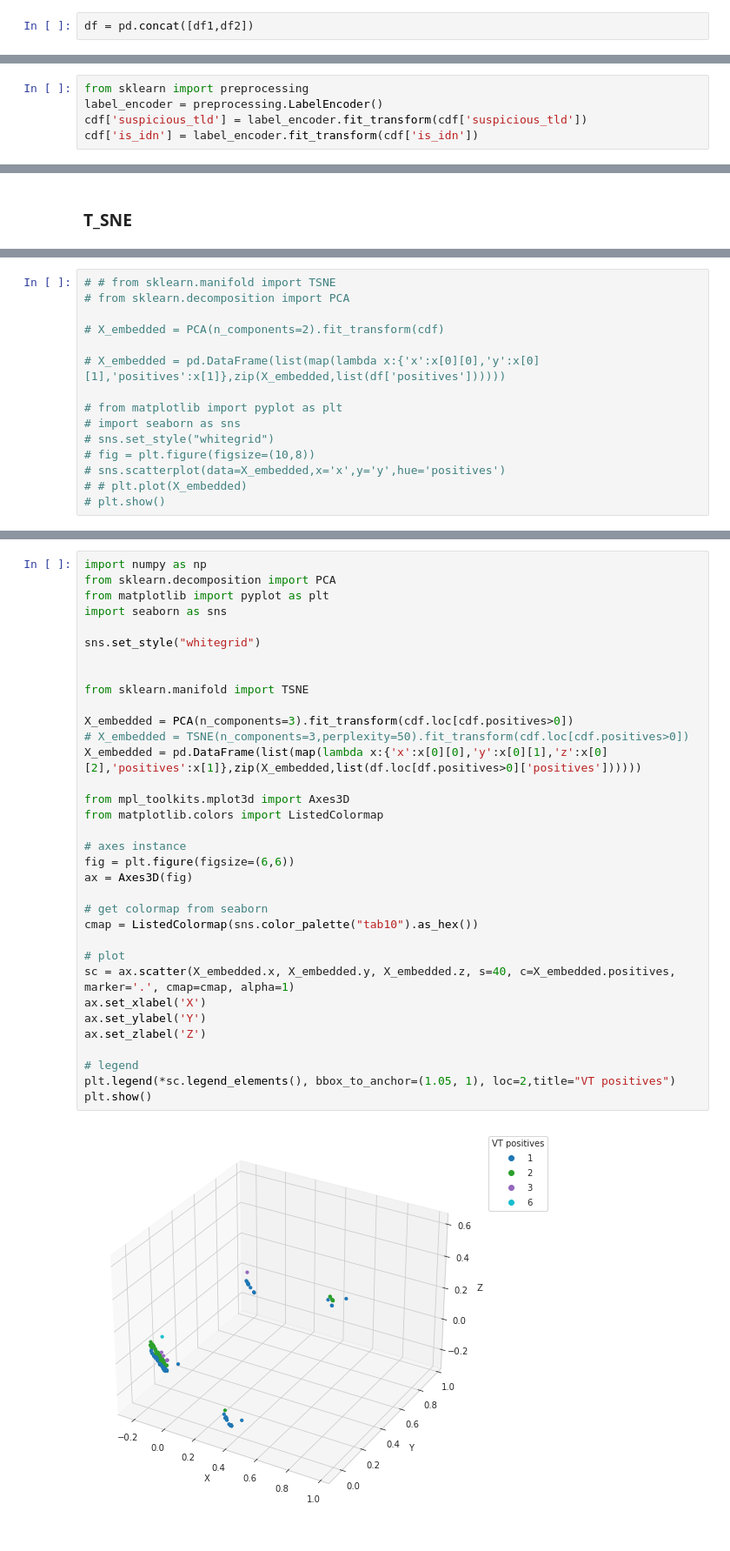
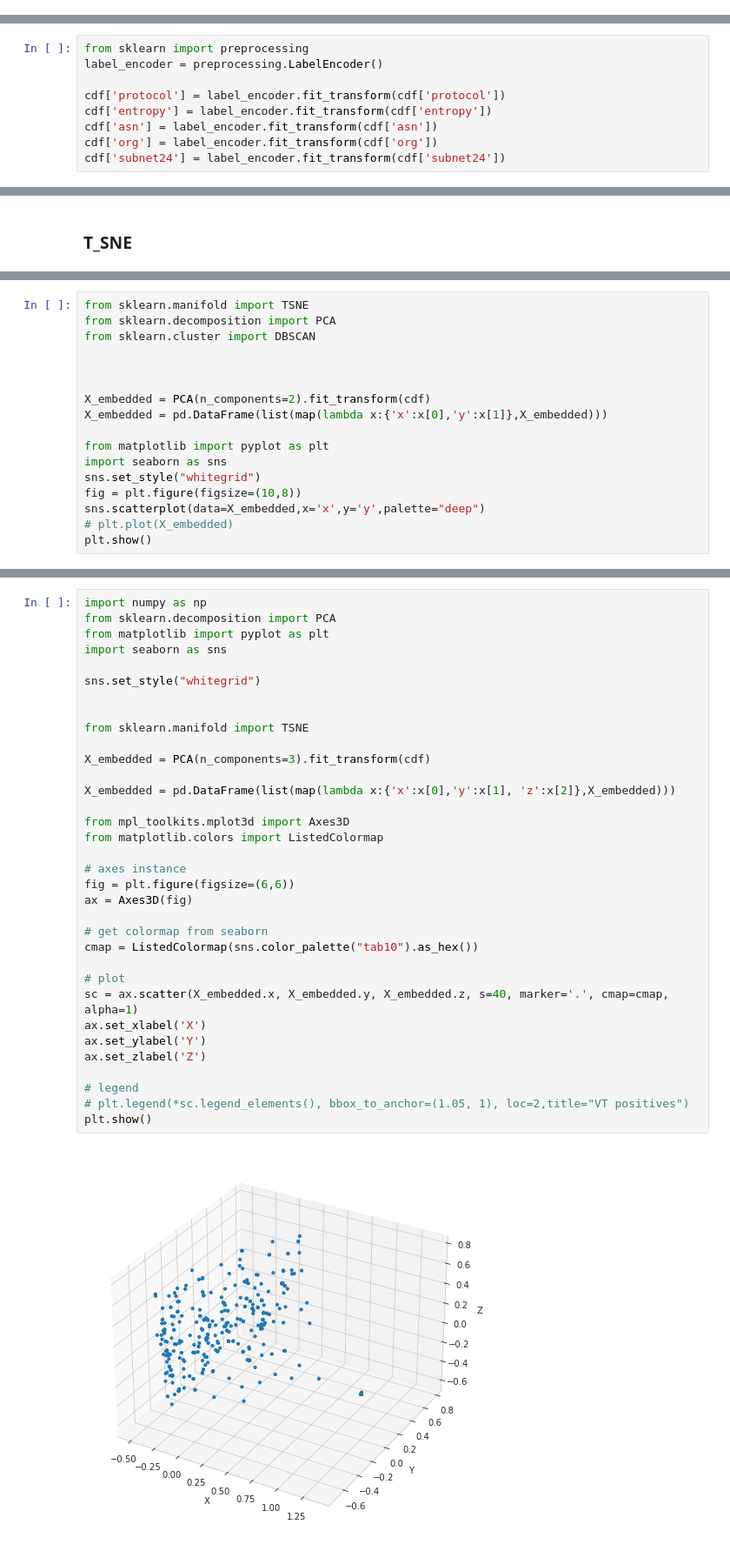
Before and after one commit to qcri/Vaccine_Disinfo, a Jupyter notebook: notebooks/Clustering ALL.ipynb, the cells around one changed output, grey strips where cells are left out. Shown at 87% size. Saved outputs shown, nothing was run; the diff lists cells and outputs as text.

```diff
--- a/notebooks/Clustering ALL.ipynb
+++ b/notebooks/Clustering ALL.ipynb
@@ -21,2 +11,0 @@ df2.shape
-# %%
-df = pd.concat([df1,df2])
@@ -83,8 +72,12 @@ dtype: object
 # %%
 from sklearn import preprocessing
 label_encoder = preprocessing.LabelEncoder()
-cdf['suspicious_tld'] = label_encoder.fit_transform(cdf['suspicious_tld'])
-cdf['is_idn'] = label_encoder.fit_transform(cdf['is_idn'])
+
+cdf['protocol'] = label_encoder.fit_transform(cdf['protocol'])
+cdf['entropy'] = label_encoder.fit_transform(cdf['entropy'])
+cdf['asn'] = label_encoder.fit_transform(cdf['asn'])
+cdf['org'] = label_encoder.fit_transform(cdf['org'])
+cdf['subnet24'] = label_encoder.fit_transform(cdf['subnet24'])
 # %%
 cdf
 # %% [output]
@@ -141,15 +212,17 @@ dtype: int64
 # %%
-# # from sklearn.manifold import TSNE
-# from sklearn.decomposition import PCA
+from sklearn.manifold import TSNE
+from sklearn.decomposition import PCA
+from sklearn.cluster import DBSCAN
 
-# X_embedded = PCA(n_components=2).fit_transform(cdf)
 
-# X_embedded = pd.DataFrame(list(map(lambda x:{'x':x[0][0],'y':x[0][1],'positives':x[1]},zip(X_embedded,list(df['positives'])))))
 
-# from matplotlib import pyplot as plt
-# import seaborn as sns
-# sns.set_style("whitegrid")
-# fig = plt.figure(figsize=(10,8))
-# sns.scatterplot(data=X_embedded,x='x',y='y',hue='positives')
-# # plt.plot(X_embedded)
-# plt.show()
+X_embedded = PCA(n_components=2).fit_transform(cdf)
+X_embedded = pd.DataFrame(list(map(lambda x:{'x':x[0],'y':x[1]},X_embedded)))
+
+from matplotlib import pyplot as plt
+import seaborn as sns
+sns.set_style("whitegrid")
+fig = plt.figure(figsize=(10,8))
+sns.scatterplot(data=X_embedded,x='x',y='y',palette="deep")
+# plt.plot(X_embedded)
+plt.show()
@@ -172,36 +231,36 @@ cdf.loc[cdf.positives>0]
 # %%
 import numpy as np
 from sklearn.decomposition import PCA
 from matplotlib import pyplot as plt
 import seaborn as sns
 
 sns.set_style("whitegrid")
 
 
 from sklearn.manifold import TSNE
 
-X_embedded = PCA(n_components=3).fit_transform(cdf.loc[cdf.positives>0])
-# X_embedded = TSNE(n_components=3,perplexity=50).fit_transform(cdf.loc[cdf.positives>0])
-X_embedded = pd.DataFrame(list(map(lambda x:{'x':x[0][0],'y':x[0][1],'z':x[0][2],'positives':x[1]},zip(X_embedded,list(df.loc[df.positives>0]['positives'])))))
+X_embedded = PCA(n_components=3).fit_transform(cdf)
+
+X_embedded = pd.DataFrame(list(map(lambda x:{'x':x[0],'y':x[1], 'z':x[2]},X_embedded)))
 
 from mpl_toolkits.mplot3d import Axes3D
 from matplotlib.colors import ListedColormap
 
 # axes instance
 fig = plt.figure(figsize=(6,6))
 ax = Axes3D(fig)
 
 # get colormap from seaborn
 cmap = ListedColormap(sns.color_palette("tab10").as_hex())
 
 # plot
-sc = ax.scatter(X_embedded.x, X_embedded.y, X_embedded.z, s=40, c=X_embedded.positives, marker='.', cmap=cmap, alpha=1)
+sc = ax.scatter(X_embedded.x, X_embedded.y, X_embedded.z, s=40, marker='.', cmap=cmap, alpha=1)
 ax.set_xlabel('X')
 ax.set_ylabel('Y')
 ax.set_zlabel('Z')
 
 # legend
-plt.legend(*sc.legend_elements(), bbox_to_anchor=(1.05, 1), loc=2,title="VT positives")
+# plt.legend(*sc.legend_elements(), bbox_to_anchor=(1.05, 1), loc=2,title="VT positives")
 plt.show()
 # %% [output]
-[figure, old version]
+[figure, new version]
```
Also changed, not shown: parts of 40 cells of this notebook, 6 other files.
